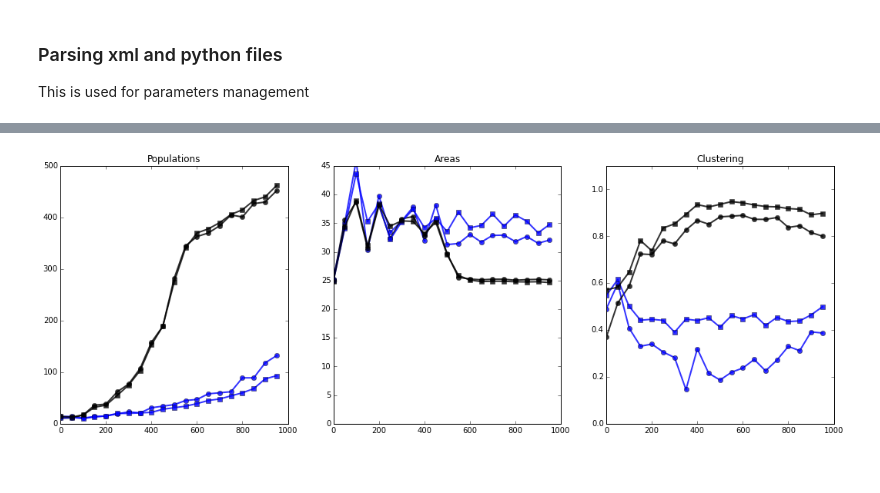
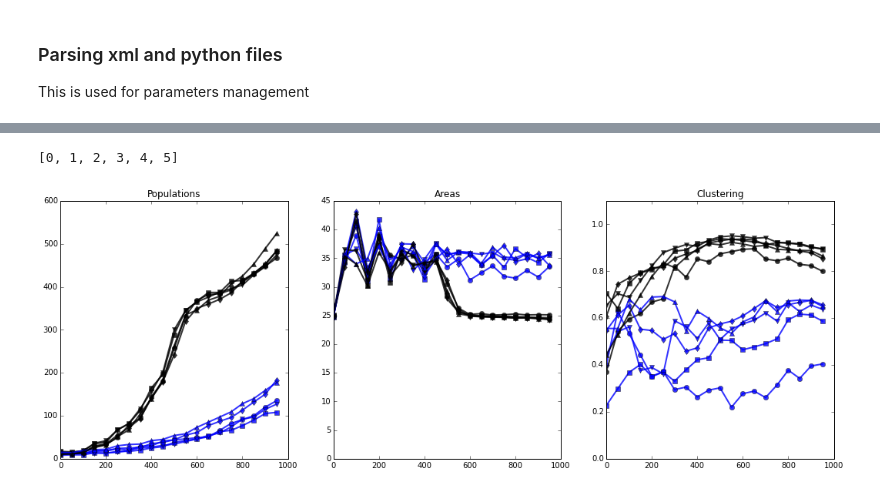
Before and after one commit to glyg/CancerStemCells_GGH, a Jupyter notebook: Notebooks/CompuCell3D simulations Importer.ipynb, the cells around one changed output, grey strips where cells are left out. Drawn from its saved outputs; the diff is of its cells as text; code cells hidden in the pictures.

```diff
--- a/Notebooks/CompuCell3D simulations Importer.ipynb
+++ b/Notebooks/CompuCell3D simulations Importer.ipynb
@@ -387,6 +271,6 @@ def get_pix_entropy():
     pix_entropy = rank.entropy(cell_type_field.astype(np.uint8), disk(2))
 
 
-for tumor in [tumor0, tumor1]:
+for tumor in tumors.values():
     tumor.data_fields['PixelEntropy'] = np.array([rank.entropy(cell_type.astype(np.uint8), disk(2))
                                                   for cell_type in tumor.data_fields['CellType']])
@@ -407,6 +298,6 @@ def show_fields(tumor, frame_num):
         ax.imshow(field[frame_num], cmap='hot', origin='lower', interpolation='nearest')
         ax.set_title(name, fontdict={'fontsize':12})
 
-for tumor in [tumor0, tumor1]:
+for tumor in tumors.values():
     show_fields(tumor, frame_num)
 # %% [output]
@@ -441,5 +310,5 @@ print(tumor1.data_fields['PixelEntropy'][frame_num].mean())
 # %%
-for tumor in [tumor0, tumor1]:
+for tumor in tumors.values():
     tumor.get_idxs()
     tumor.get_cell_df()
     tumor.get_edge_df()
@@ -475,7 +324,7 @@ def get_entropy(tumor):
     entropy = - pis * np.log2(pis)
     tumor.cell_df['entropy'] = entropy
 
-for tumor in [tumor0, tumor1]:
+for tumor in tumors.values():
     get_entropy(tumor)
 # %%
 def cell_averages(tumor):
@@ -496,27 +345,31 @@ def cell_averages(tumor):
 
     tumor.pis_csc = cell_df.pis.loc[tumor.is_csc].groupby(level='t').apply(np.mean)
     tumor.pis_npc = cell_df.pis.loc[tumor.is_npc].groupby(level='t').apply(np.mean)
+# %%
+tumors.keys()
+# %% [output]
+[0, 1, 2, 3, 4, 5]
 # %%
 fig, axes = plt.subplots(1, 3)
 fig.set_size_inches(18, 6)
 
 
-for tumor, style in zip([tumor0, tumor1], ['o-', 's-']):
+for tumor, style in zip(tumors.values(), ['o-', 's-', 'v-', 'd-', '^-']):
     cell_averages(tumor)
 
     axes[0].plot(tumor.n_csc.index, tumor.n_csc, 'b'+style, lw=2, alpha=0.8)
     axes[0].plot(tumor.n_npc.index, tumor.n_npc, 'k'+style, lw=2, alpha=0.8)
     axes[0].set_title('Populations')
 
     axes[1].plot(tumor.area_csc.index, tumor.area_csc, 'b'+style, lw=2, alpha=0.8)
     axes[1].plot(tumor.area_npc.index, tumor.area_npc, 'k'+style, lw=2, alpha=0.8)
     axes[1].set_title('Areas')
     axes[1].set_ylim(0, 45)
 
 
     axes[2].plot(tumor.pis_csc.index, tumor.pis_csc, 'b'+style, lw=2, alpha=0.8)
     axes[2].plot(tumor.pis_npc.index, tumor.pis_npc, 'k'+style, lw=2, alpha=0.8)
     axes[2].set_title('Clustering')
     axes[2].set_ylim(0, 1.1)
 # %% [output]
-[figure, old version]
+[figure, new version]
```
Also changed, not shown: parts of 39 cells of this notebook.
